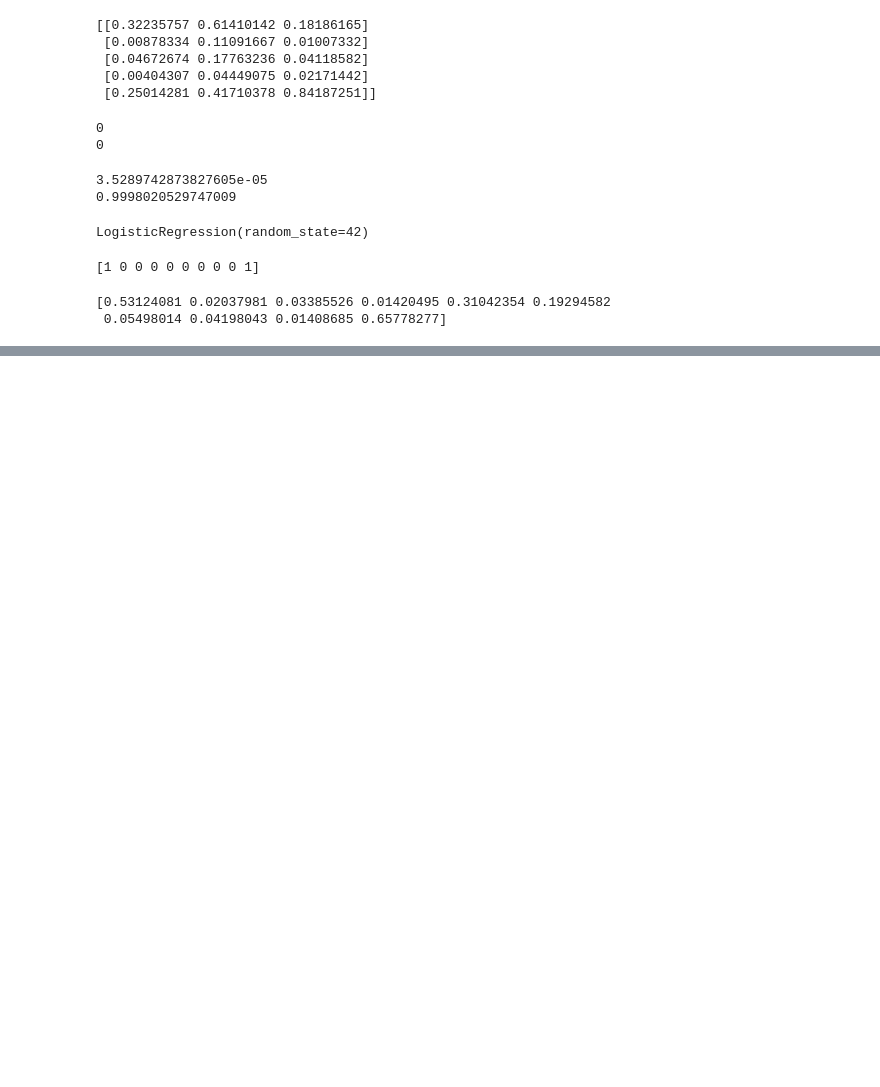
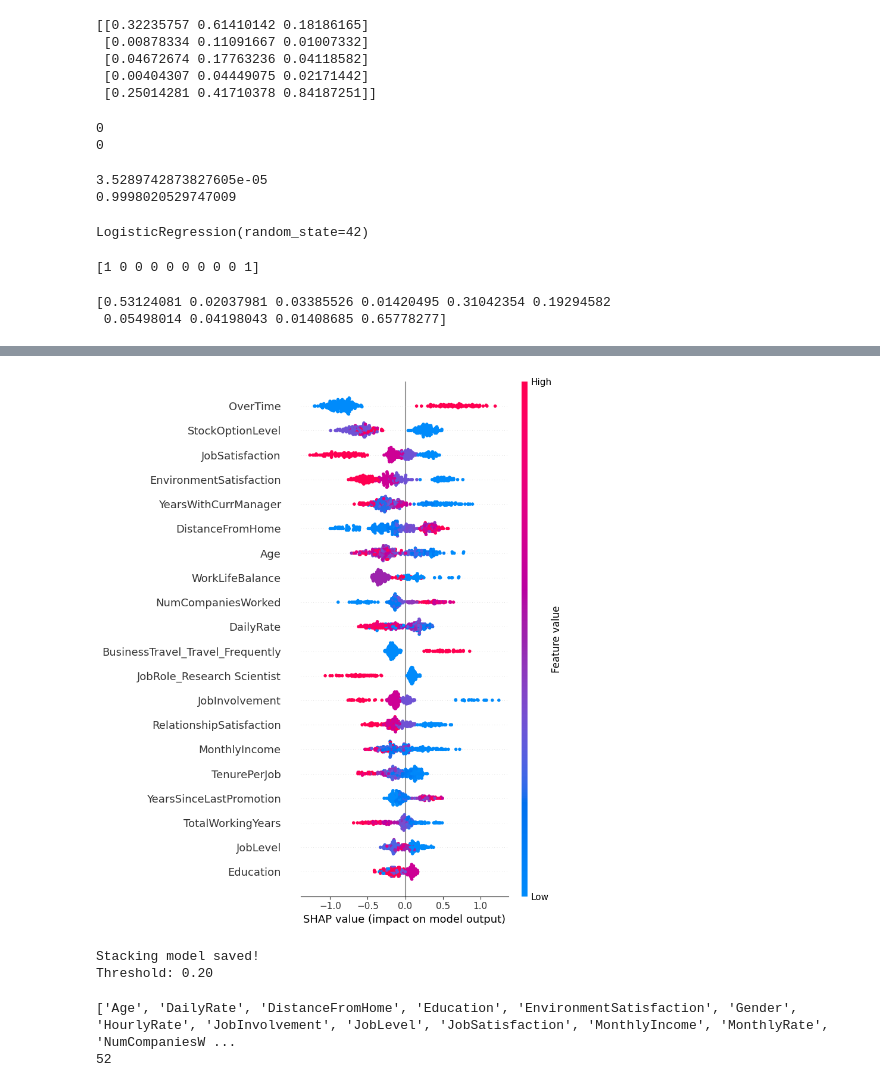
Before and after one commit to deep-slow/employee-attrition, a Jupyter notebook: CODE/stackingmodels.ipynb, the cells around one changed output, grey strips where cells are left out. Saved outputs shown, nothing was run; the diff lists cells and outputs as text; code cells hidden in the pictures; blank space fills up the shorter version.

```diff
--- a/CODE/stackingmodels.ipynb
+++ b/CODE/stackingmodels.ipynb
@@ -190,0 +239,38 @@ print(y_pred_proba[:10])
+# %%
+# ── SHAP ──────────────────────────────────────────────────────────
+import shap
+
+# SHAP on XGB (most interpretable base model)
+explainer = shap.TreeExplainer(xgb)
+shap_values = explainer.shap_values(X_test)
+
+feature_names = pickle.load(open('../artifacts/feature_names.pkl', 'rb'))
+
+shap.summary_plot(shap_values, X_test, feature_names=feature_names)
+# %% [output]
+[figure, added]
+# %%
+# ── SAVE STACKING MODEL ───────────────────────────────────────────
+stacking_model = {
+    'xgb': xgb,
+    'rf': rf,
+    'lr': lr,
+    'meta_model': meta_model,
+    'best_threshold': best_threshold
+}
+
+with open('../artifacts/stacking_model.pkl', 'wb') as f:
+    pickle.dump(stacking_model, f)
+
+print("Stacking model saved!")
+print(f"Threshold: {best_threshold:.2f}")
+# %% [output]
+Stacking model saved!
+Threshold: 0.20
+# %%
+feature_names = pickle.load(open('../artifacts/feature_names.pkl', 'rb'))
+print(feature_names)
+print(len(feature_names))
+# %% [output]
+['Age', 'DailyRate', 'DistanceFromHome', 'Education', 'EnvironmentSatisfaction', 'Gender', 'HourlyRate', 'JobInvolvement', 'JobLevel', 'JobSatisfaction', 'MonthlyIncome', 'MonthlyRate', 'NumCompaniesW ...
+52
```
Also changed, not shown: parts of 3 cells of this notebook, 1 other file.
